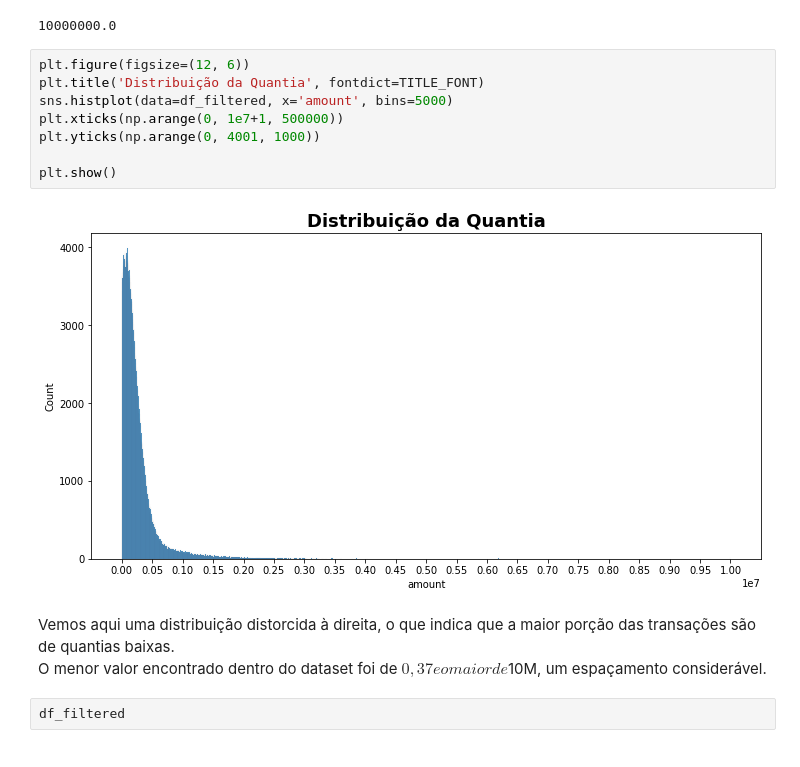
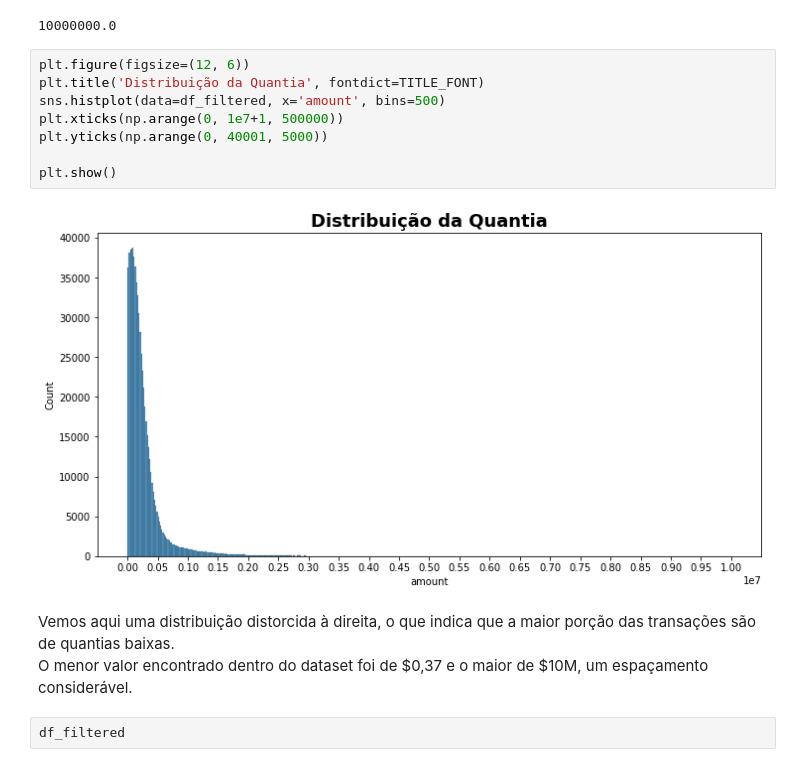
Before and after one commit to JohnnyYamanaka/deteccao-fraude, a Jupyter notebook: notebooks/eda.ipynb, the cells around one changed output. Saved outputs shown, nothing was run; the diff lists cells and outputs as text.

```diff
--- a/notebooks/eda.ipynb
+++ b/notebooks/eda.ipynb
@@ -194,16 +223,16 @@ df_filtered['amount'].max()
 # %%
 plt.figure(figsize=(12, 6))
 plt.title('Distribuição da Quantia', fontdict=TITLE_FONT)
-sns.histplot(data=df_filtered, x='amount', bins=5000)
+sns.histplot(data=df_filtered, x='amount', bins=500)
 plt.xticks(np.arange(0, 1e7+1, 500000))
-plt.yticks(np.arange(0, 4001, 1000))
+plt.yticks(np.arange(0, 40001, 5000))
 
 plt.show()
 # %% [output]
-[figure, old version]
+[figure, new version]
 # %% [markdown]
 Vemos aqui uma distribuição distorcida à direita, o que indica que a maior porção das transações são de quantias baixas.
-O menor valor encontrado dentro do dataset foi de $0,37 e o maior de $10M, um espaçamento considerável.
+O menor valor encontrado dentro do dataset foi de \$0,37 e o maior de \$10M, um espaçamento considerável.
 # %%
 df_filtered
 # %% [output]
```
Also changed, not shown: parts of 31 cells of this notebook, 1 other file.
